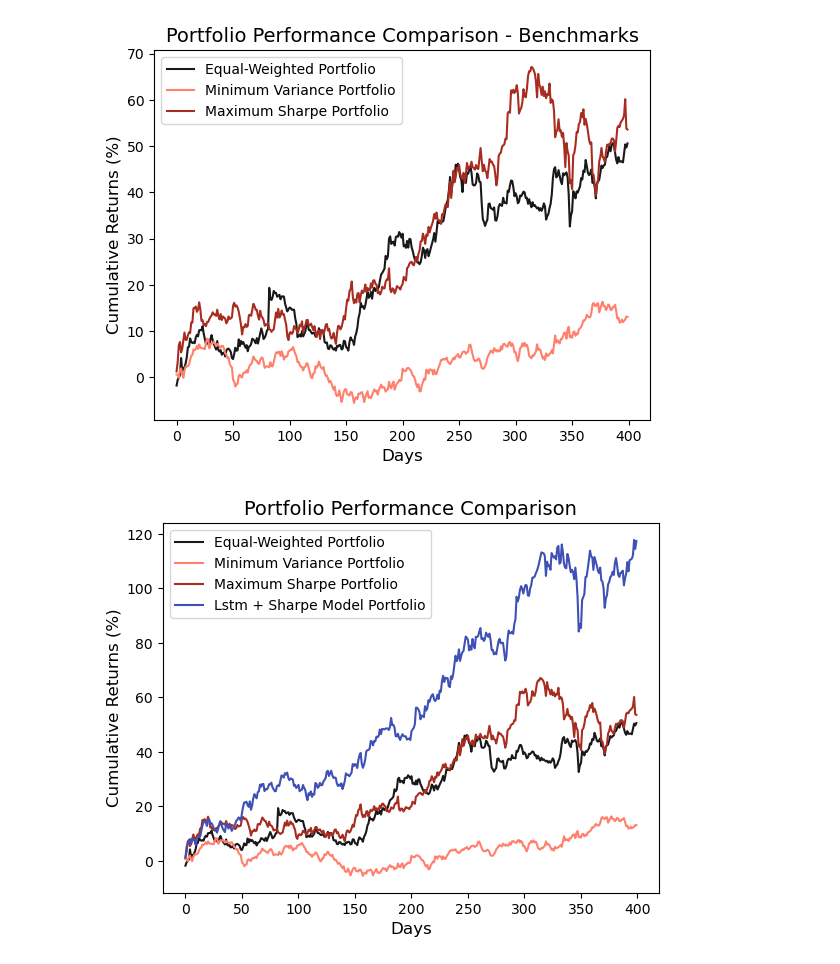
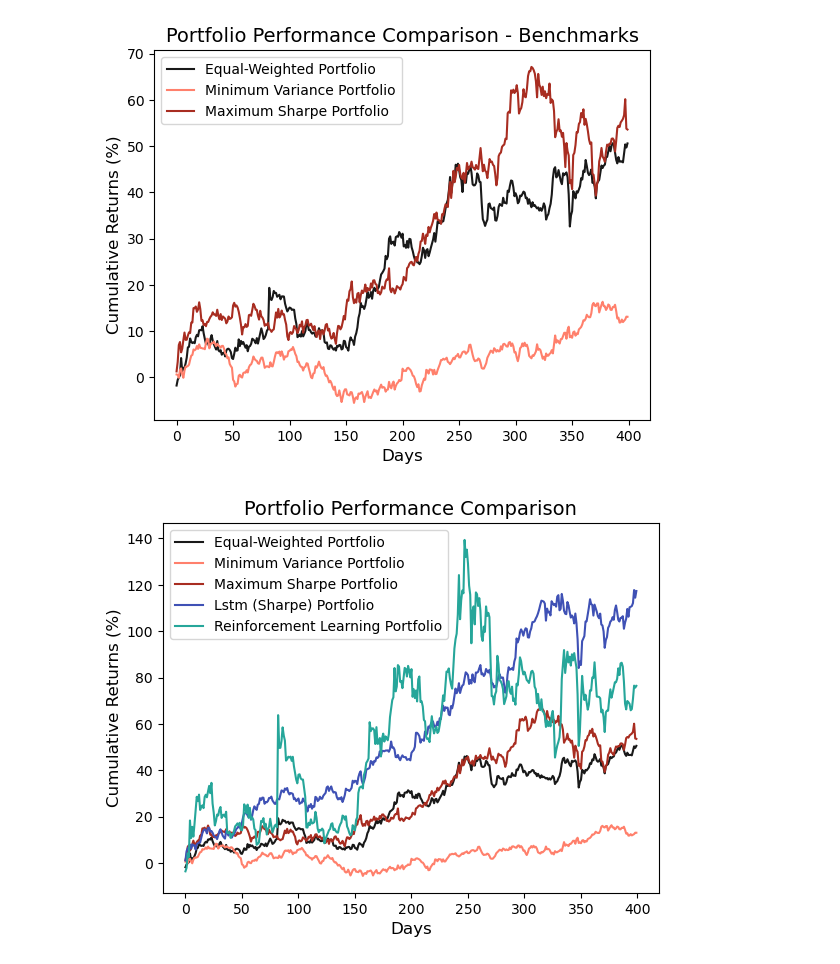
Before and after one commit to njh18/qf634-quant-research-methods, a Jupyter notebook: main.ipynb, the cells around one changed output. Drawn from its saved outputs; the diff is of its cells as text; code cells hidden in the pictures.

```diff
--- a/main.ipynb
+++ b/main.ipynb
@@ -87,3 +114,16 @@ weights_lstm.append(lstm_weights)
+# %%
+## RELOAD ALL VARIABLES TO BE USED
+holding_period_returns = env.get_state(
+    end= 1700,
+    lookback = 400
+)
+
+
+actual_prices = pd.read_csv("actual_prices_lstm.csv")
+predicted_prices = pd.read_csv("predicted_prices_lstm.csv")
+rmse_score = pd.read_csv("rsme_score_lstm.csv", index_col=0)
+weights_df = pd.read_csv("final_weight_results.csv", index_col=0)
+returns_df = pd.read_csv("final_returns_all_models.csv", index_col=0)
 # %%
 asset_list = env.prices.columns.to_list()
 
@@ -180,0 +239,15 @@ plt.show()
+# %%
+rl_color  = '#26a69a'
+
+plt.figure(figsize=(12, 6))
+plt.bar(asset_list, performance_rl.portfolio_composition[0], color=rl_color)
+
+
+# Add labels and title
+plt.xlabel("Assets", fontsize=12)
+plt.ylabel("Portfolio Weights", fontsize=12)
+plt.title("RL Model", fontsize=14)
+plt.xticks(rotation=45, ha='right')
+plt.grid(axis='y', linestyle='--', alpha=0.7)
+plt.tight_layout()
+plt.show()
@@ -181,9 +256,10 @@ plt.show()
 # %%
 # flatten into list and compare results
-equal_weights_daily_returns = [item for sublist in result_equal for item in sublist]
-minvar_method_daily_returns = [item for sublist in result_minvar for item in sublist]
-maxsharpe_method_daily_returns = [item for sublist in result_maxsharpe for item in sublist]
-lstm_method_daily_returns = [item for sublist in result_lstm for item in sublist]
+
+equal_weights_daily_returns = returns_df["Equal"]
+minvar_method_daily_returns = returns_df["Min Var"]
+maxsharpe_method_daily_returns = returns_df["Max Sharpe"]
+lstm_method_daily_returns = returns_df["LSTM"]
 
 equal_weights_color = "#191919";
 
@@ -193,25 +269,28 @@ plt.ylabel("Returns (%)")
 plt.plot(cumulative_pct_change(equal_weights_daily_returns), label = "Equal-Weighted Portfolio", color = equal_weights_color)
 plt.plot(cumulative_pct_change(minvar_method_daily_returns), label = "Minimum Variance Portfolio", color = min_var_color)
 plt.plot(cumulative_pct_change(maxsharpe_method_daily_returns), label = "Maximum Sharpe Portfolio", color =max_sharpe_ratio_color)
-# plt.plot(cumulative_pct_change(lstm_method_daily_returns), label = "Lstm Model Portfolio")
 plt.ylabel("Cumulative Returns (%)", fontsize=12)
 plt.title("Portfolio Performance Comparison - Benchmarks", fontsize=14)
 plt.legend(fontsize=10)
 plt.show()
 # %% [output]
 [figure]
+# %%
+rl_model_daily_returns = [x*100 for x in performance_rl.portfolio_returns]
 # %%
 plt.figure()
 plt.xlabel("Days", fontsize=12)
 plt.ylabel("Returns (%)")
 plt.plot(cumulative_pct_change(equal_weights_daily_returns), label = "Equal-Weighted Portfolio", color =equal_weights_color)
 plt.plot(cumulative_pct_change(minvar_method_daily_returns), label = "Minimum Variance Portfolio", color =min_var_color)
 plt.plot(cumulative_pct_change(maxsharpe_method_daily_returns), label = "Maximum Sharpe Portfolio", color =max_sharpe_ratio_color)
-plt.plot(cumulative_pct_change(lstm_method_daily_returns), label = "Lstm + Sharpe Model Portfolio", color =lstm_color)
+plt.plot(cumulative_pct_change(lstm_method_daily_returns), label = "Lstm (Sharpe) Portfolio", color =lstm_color)
+plt.plot(cumulative_pct_change(rl_model_daily_returns), label = "Reinforcement Learning Portfolio", color = rl_color)
+
 plt.ylabel("Cumulative Returns (%)", fontsize=12)
 plt.title("Portfolio Performance Comparison", fontsize=14)
 plt.legend(fontsize=10)
 plt.show()
 # %% [output]
-[figure, old version]
+[figure, new version]
 # %%
```
Also changed, not shown: parts of 17 cells of this notebook, 24 other files.
